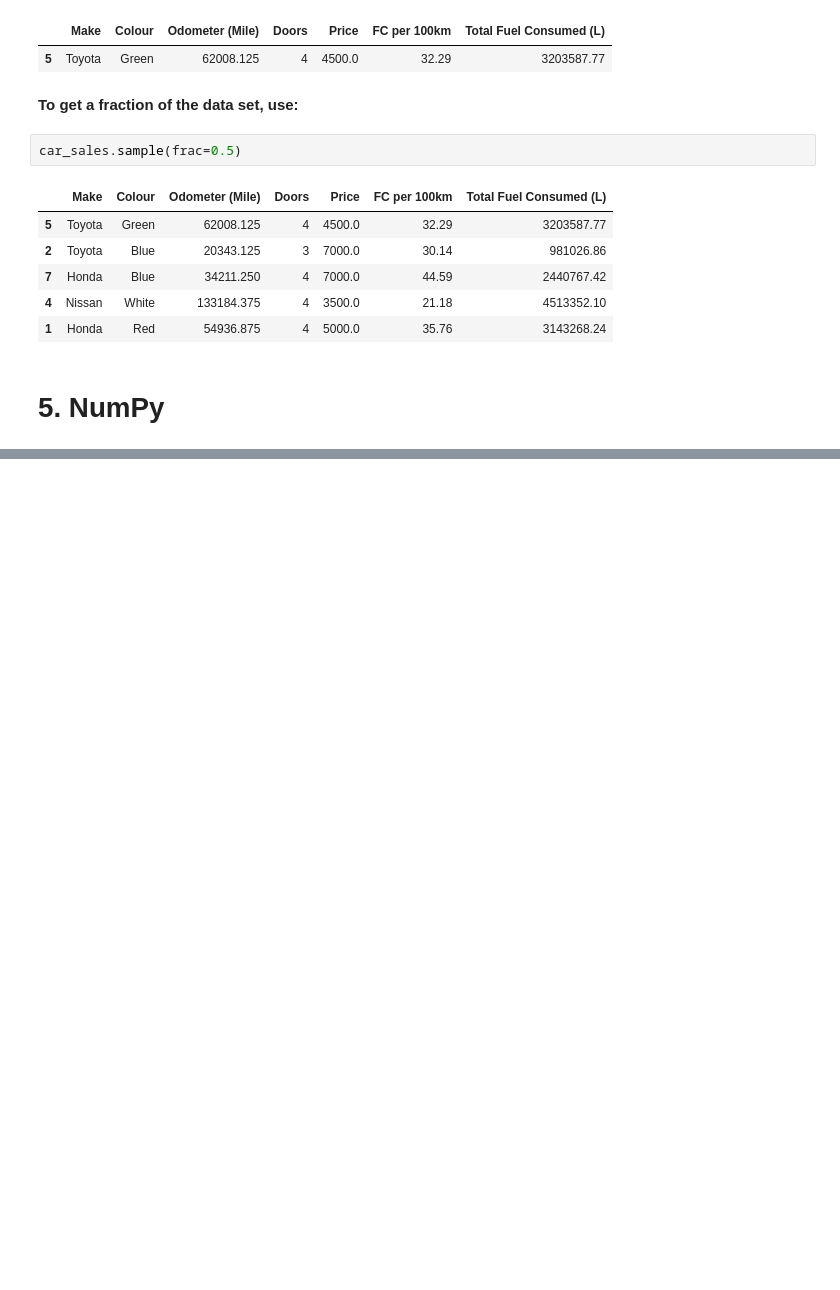
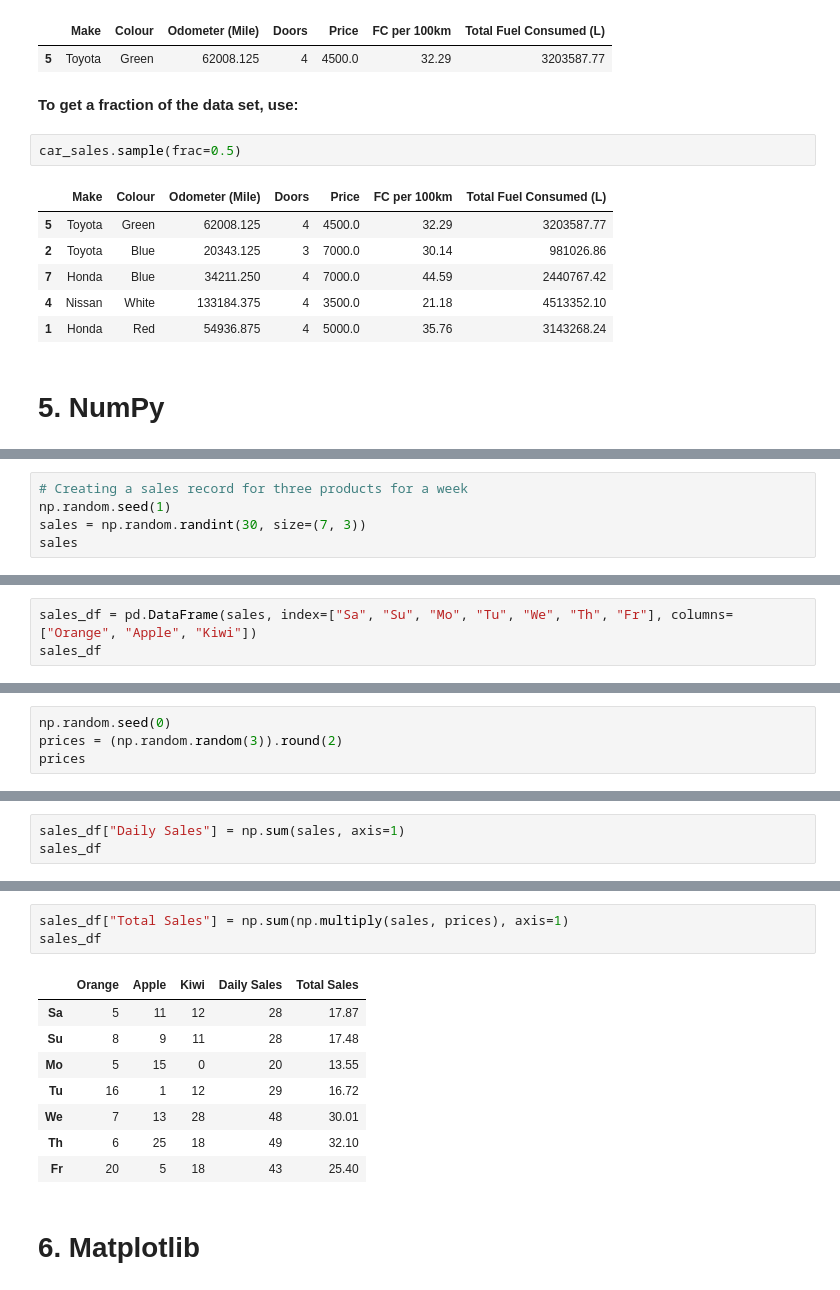
Before and after one commit to MMPSoudani/Data_Science_Notebook, a Jupyter notebook: ml_notebook.ipynb, the cells around one changed output, grey strips where cells are left out. Saved outputs shown, nothing was run; the diff lists cells and outputs as text; blank space fills up the shorter version.

```diff
--- a/ml_notebook.ipynb
+++ b/ml_notebook.ipynb
@@ -944,0 +1524,5 @@ car_sales.sample(frac=0.5)
+# %%
+# Creating a sales record for three products for a week
+np.random.seed(1)
+sales = np.random.randint(30, size=(7, 3))
+sales
@@ -944,0 +1537,3 @@ car_sales.sample(frac=0.5)
+# %%
+sales_df = pd.DataFrame(sales, index=["Sa", "Su", "Mo", "Tu", "We", "Th", "Fr"], columns=["Orange", "Apple", "Kiwi"])
+sales_df
@@ -944,0 +1549,4 @@ car_sales.sample(frac=0.5)
+# %%
+np.random.seed(0)
+prices = (np.random.random(3)).round(2)
+prices
@@ -944,0 +1561,3 @@ car_sales.sample(frac=0.5)
+# %%
+sales_df["Daily Sales"] = np.sum(sales, axis=1)
+sales_df
@@ -944,0 +1573,14 @@ car_sales.sample(frac=0.5)
+# %%
+sales_df["Total Sales"] = np.sum(np.multiply(sales, prices), axis=1)
+sales_df
+# %% [output]
+|  | Orange | Apple | Kiwi | Daily Sales | Total Sales |
+| Sa | 5 | 11 | 12 | 28 | 17.87 |
+| Su | 8 | 9 | 11 | 28 | 17.48 |
+| Mo | 5 | 15 | 0 | 20 | 13.55 |
+| Tu | 16 | 1 | 12 | 29 | 16.72 |
+| We | 7 | 13 | 28 | 48 | 30.01 |
+| Th | 6 | 25 | 18 | 49 | 32.10 |
+| Fr | 20 | 5 | 18 | 43 | 25.40 |
+# %% [markdown]
+# 6. Matplotlib
```
Also changed, not shown: parts of 105 cells of this notebook, 1 other file.
